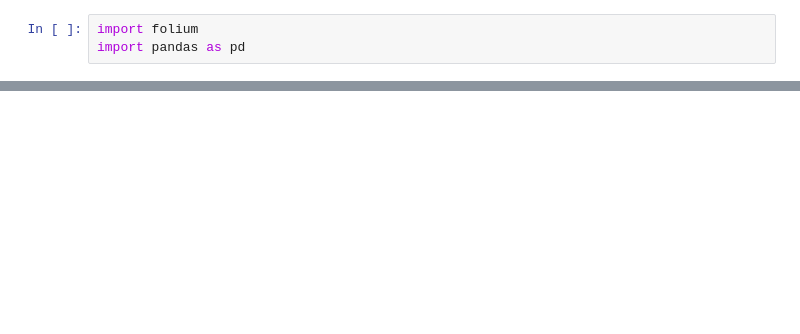
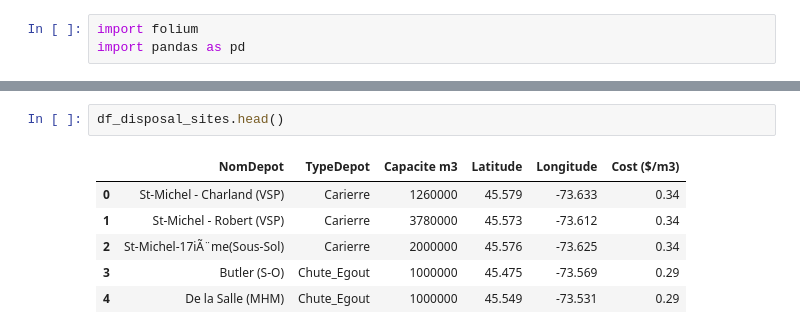
Before and after one commit to krishangupta33/optimal-hub-for-snow-removal-in-montreal, a Jupyter notebook: map vis.ipynb, the cells around one changed output, grey strips where cells are left out. Drawn from its saved outputs; the diff is of its cells as text; blank space fills up the shorter version.

```diff
--- a/map vis.ipynb
+++ b/map vis.ipynb
@@ -50,0 +82,9 @@ Name: 0, dtype: float64
+# %%
+df_disposal_sites.head()
+# %% [output]
+|  | NomDepot | TypeDepot | Capacite m3 | Latitude | Longitude | Cost ($/m3) |
+| 0 | St-Michel - Charland (VSP) | Carierre | 1260000 | 45.579 | -73.633 | 0.34 |
+| 1 | St-Michel - Robert (VSP) | Carierre | 3780000 | 45.573 | -73.612 | 0.34 |
+| 2 | St-Michel-17iÃ¨me(Sous-Sol) | Carierre | 2000000 | 45.576 | -73.625 | 0.34 |
+| 3 | Butler (S-O) | Chute_Egout | 1000000 | 45.475 | -73.569 | 0.29 |
+| 4 | De la Salle (MHM) | Chute_Egout | 1000000 | 45.549 | -73.531 | 0.29 |
```
Also changed, not shown: parts of 9 cells of this notebook, 3 other files.
